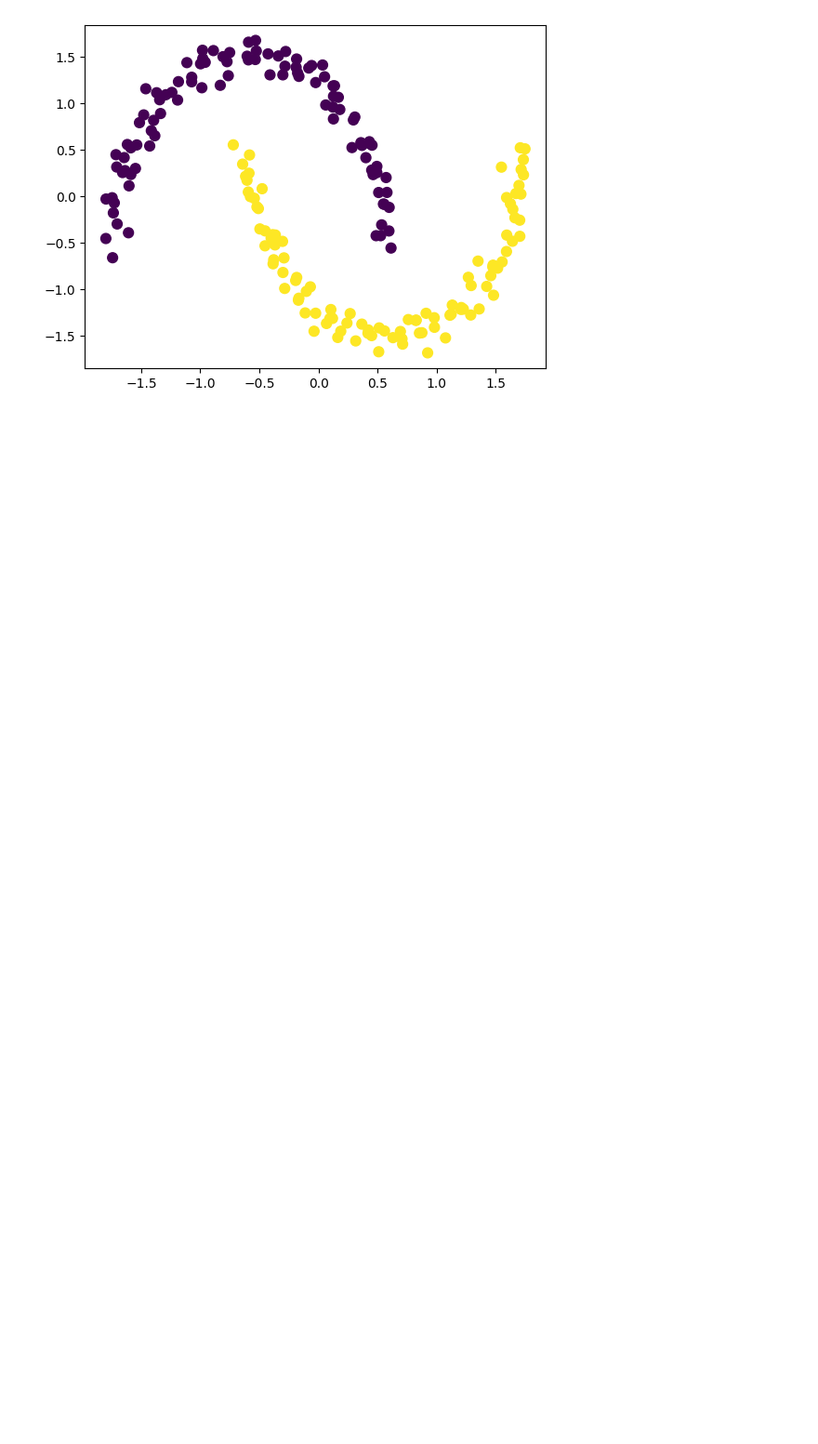
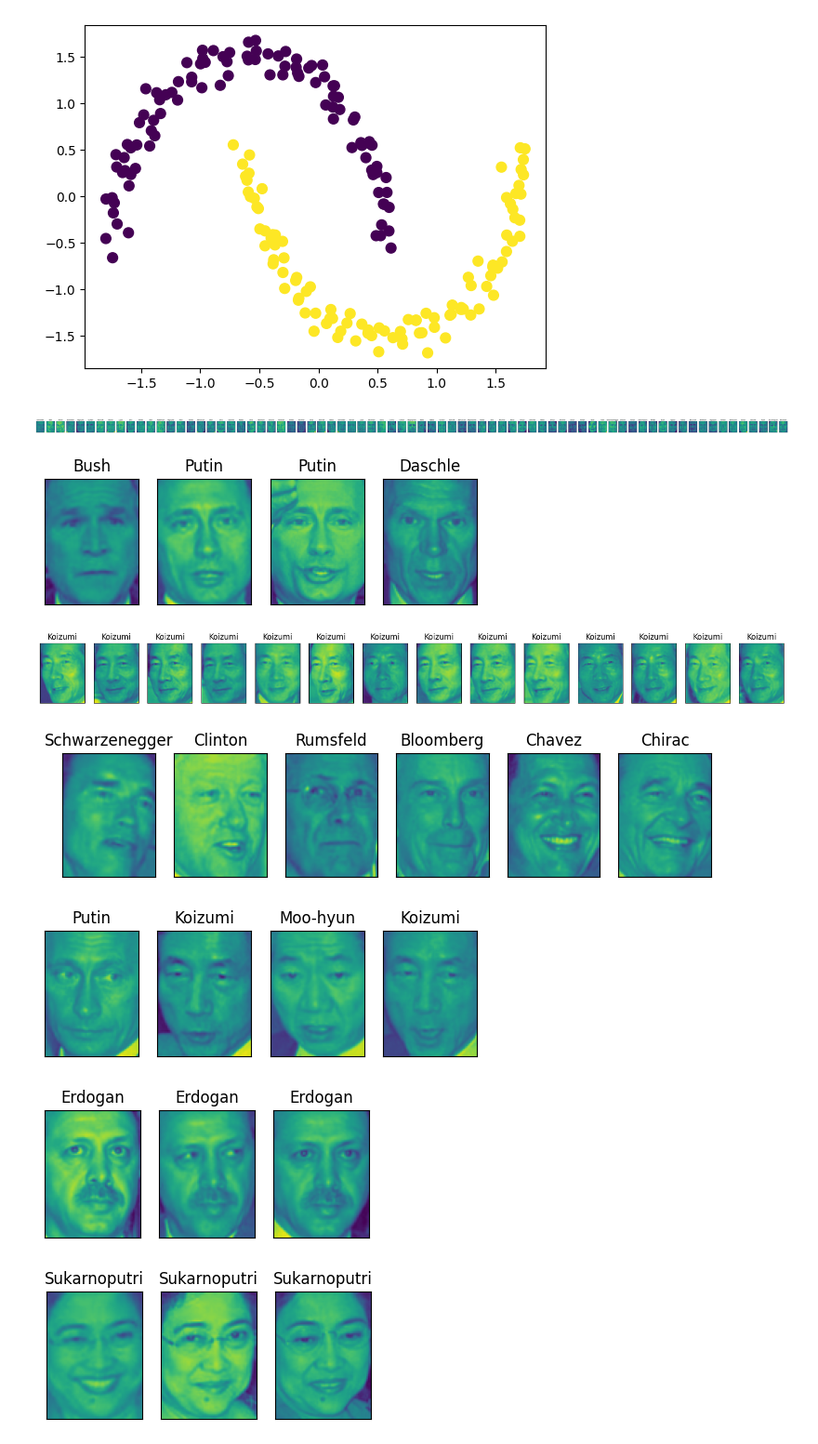
Before and after one commit to HANTU7-web/Introduction-to-Machine-Learning-with-python-codes-and-implementations, a Jupyter notebook: Clustering.ipynb, the cells around one changed output. Shown at 93% size. Saved outputs shown, nothing was run; the diff lists cells and outputs as text; code cells hidden in the pictures; blank space fills up the shorter version.

Commit message:
Changed the naming of faces.ipunb->Decomposition.ipynb AND added implementation of clustering on the lfw_faces dataset

```diff
--- a/Clustering.ipynb
+++ b/Clustering.ipynb
@@ -106,3 +106,47 @@ plt.scatter(X_scaled[:,0], X_scaled[:, 1] , c=clusters , cmap = 'viridis' , s=60
 plt.show()
 # %% [output]
 [figure]
+# %%
+from sklearn.decomposition import PCA
+from sklearn.datasets import fetch_lfw_people
+import numpy as np
+from sklearn.cluster import DBSCAN
+import matplotlib.pyplot as plt
+
+## make tTohe data less skewed, we will only take up to 50 images of each person(otherwise, the feature extraction would be overwhelmed by the likelihood of George W. Bush)
+people = fetch_lfw_people(min_faces_per_person = 20, resize = 0.7)
+image_shape = people.images[0].shape
+mask = np.zeros(people.target.shape, dtype=np.bool)
+for target in np.unique(people.target):
+    mask[np.where(people.target == target)[0][:50]] = 1
+X_people = people.data[mask]
+y_people = people.target[mask]
+
+
+pca = PCA(n_components=100, whiten=True, random_state=0)
+pca.fit_transform(X_people)
+X_pca = pca.transform(X_people)
+
+
+dbscan = DBSCAN(min_samples=3 , eps= 7)
+labels = dbscan.fit_predict(X_pca)
+
+for cluster in range(max(labels) + 1):
+    mask = labels == cluster
+    n_images = np.sum(mask)
+    fig, axes =     plt.subplots(1 , n_images , figsize = (n_images * 1.5 , 4),
+                                 subplot_kw = {'xticks':() , 'yticks':()})
+    for image , label, ax in zip(X_people[mask], y_people[mask], axes):
+
+        ax.imshow(image.reshape(image_shape), vmin=0, vmax=1)
+        ax.set_title(people.target_names[label].split()[-1])
+
+plt.show()
+# %% [output]
+[figure, added]
+[figure, added]
+[figure, added]
+[figure, added]
+[figure, added]
+[figure, added]
+[figure, added]
```
